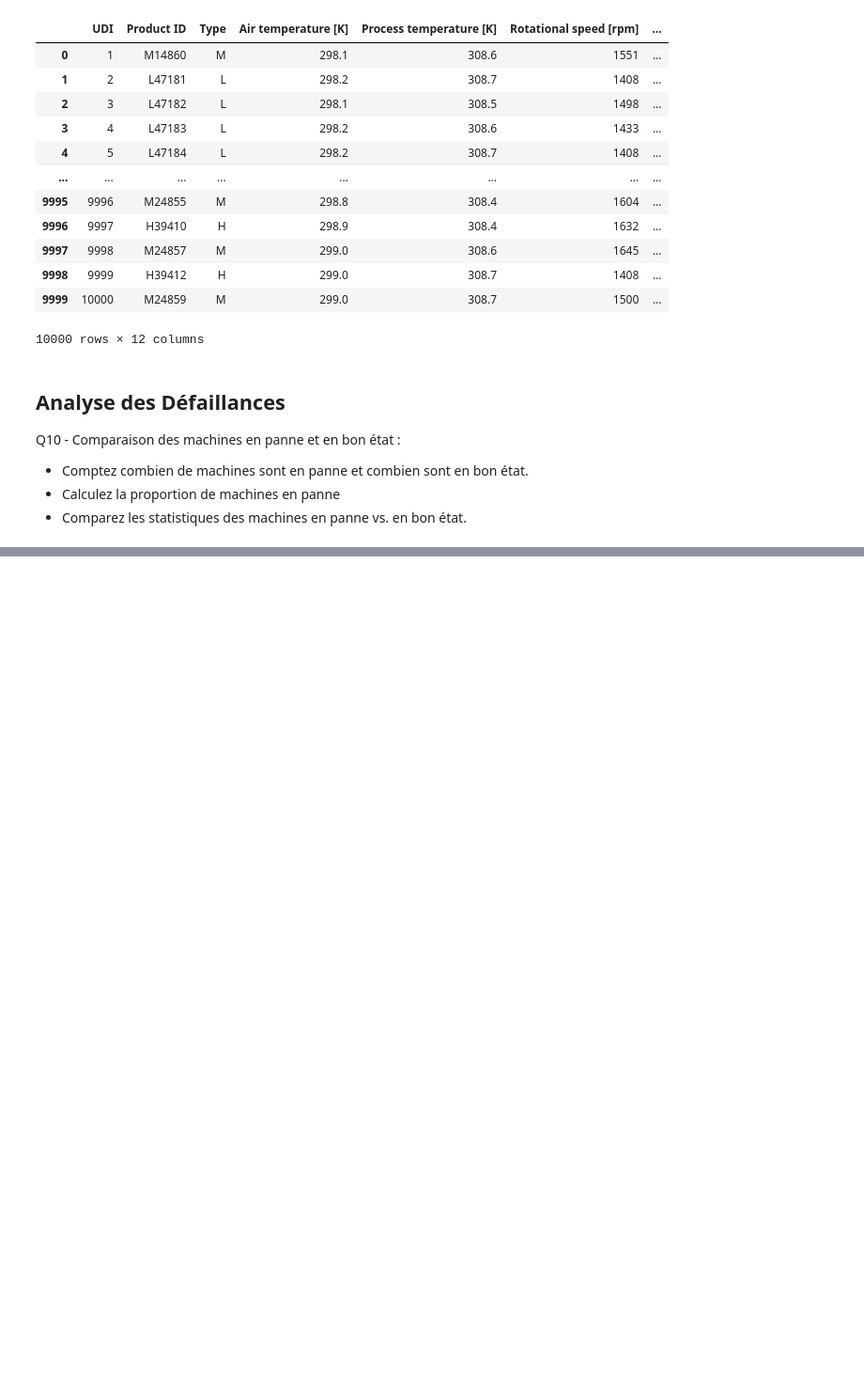
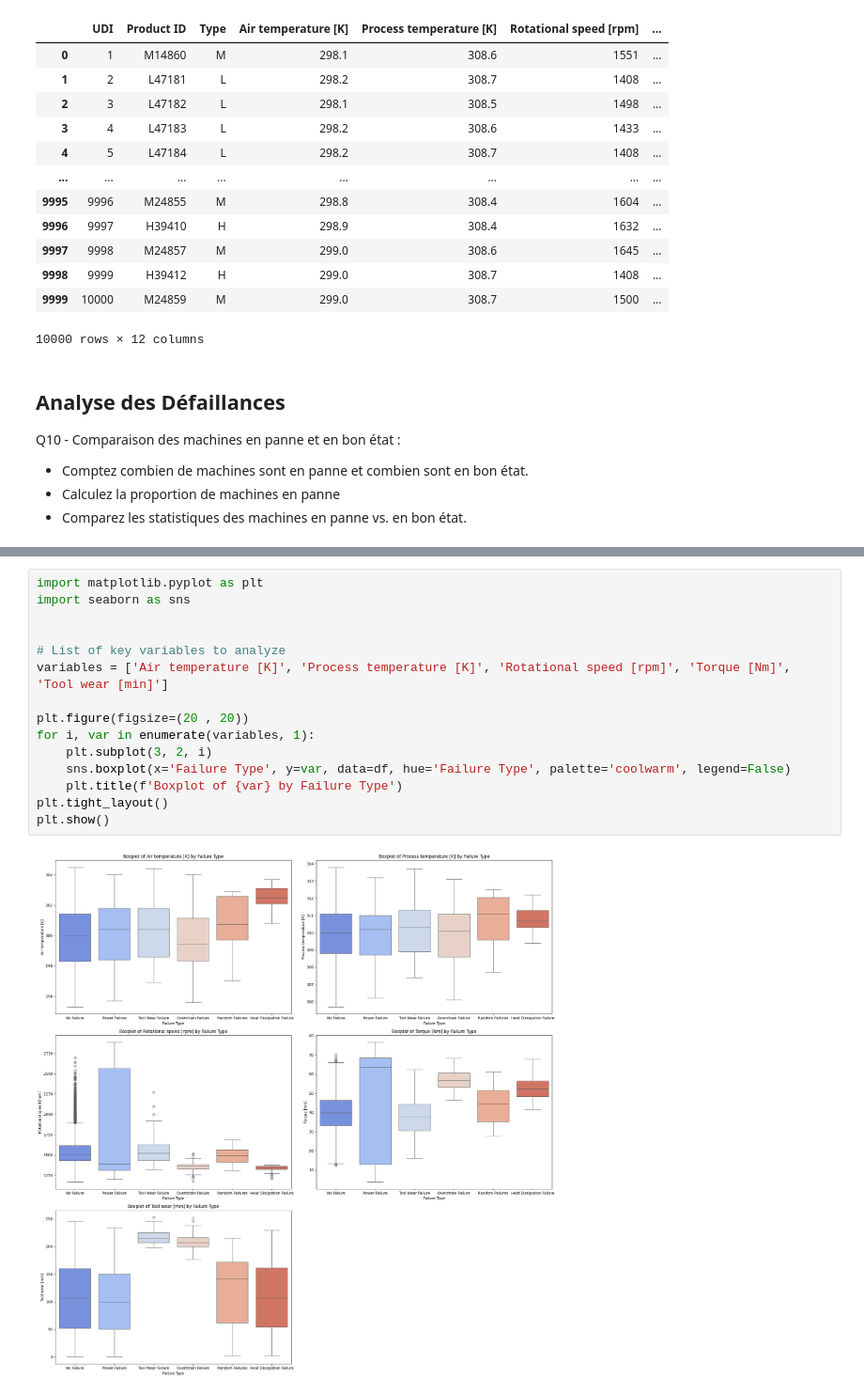
Before and after one commit to DlDI/predective-maintenance, a Jupyter notebook: TP2-Maintenance-Predective.ipynb, the cells around one changed output, grey strips where cells are left out. Shown at 94% size. Saved outputs shown, nothing was run; the diff lists cells and outputs as text; blank space fills up the shorter version.

```diff
--- a/TP2-Maintenance-Predective.ipynb
+++ b/TP2-Maintenance-Predective.ipynb
@@ -292,0 +262,17 @@ Quelles variables semblent influencer les pannes ?
+# %%
+import matplotlib.pyplot as plt
+import seaborn as sns
+
+
+# List of key variables to analyze
+variables = ['Air temperature [K]', 'Process temperature [K]', 'Rotational speed [rpm]', 'Torque [Nm]', 'Tool wear [min]']
+
+plt.figure(figsize=(20 , 20))
+for i, var in enumerate(variables, 1):
+    plt.subplot(3, 2, i)
+    sns.boxplot(x='Failure Type', y=var, data=df, hue='Failure Type', palette='coolwarm', legend=False)
+    plt.title(f'Boxplot of {var} by Failure Type')
+plt.tight_layout()
+plt.show()
+# %% [output]
+[figure, added]
```
Also changed, not shown: parts of 30 cells of this notebook.
